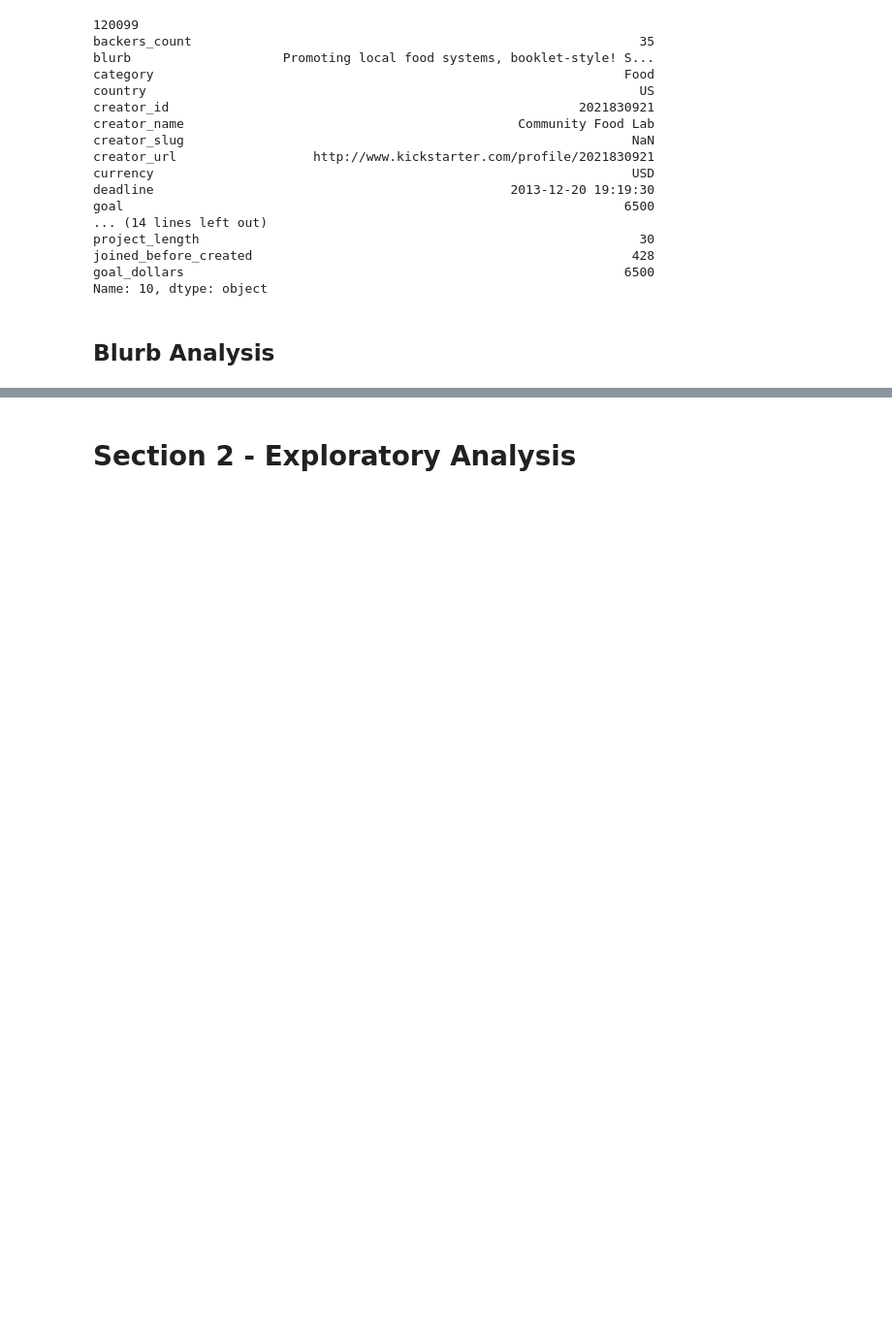
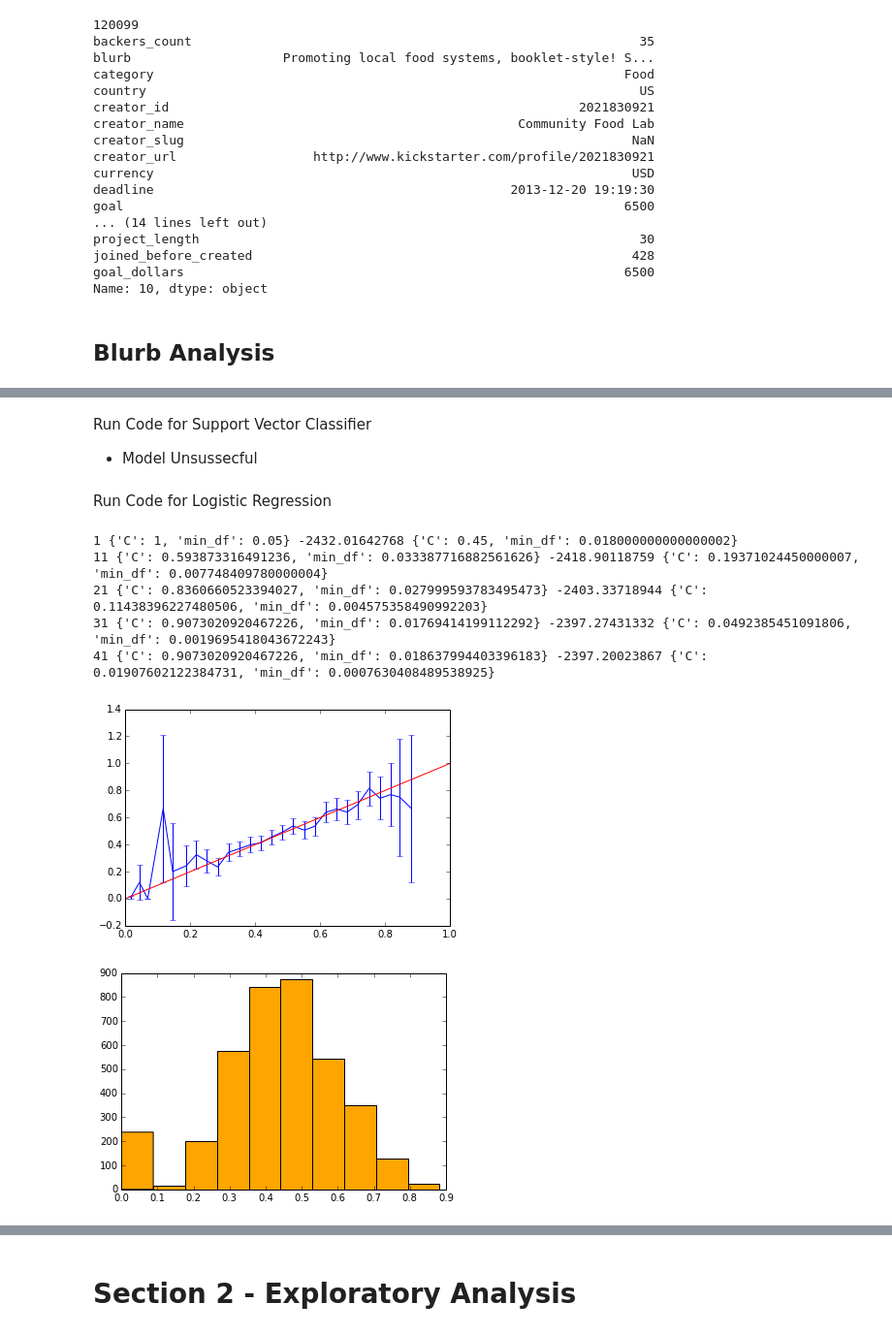
Before and after one commit to johnsturm/cs109, a Jupyter notebook: Process Book.ipynb, the cells around one changed output, grey strips where cells are left out. Shown at 97% size. Drawn from its saved outputs; the diff is of its cells as text; code cells hidden in the pictures; blank space fills up the shorter version.

```diff
--- a/Process Book.ipynb
+++ b/Process Book.ipynb
@@ -1529,0 +1121,30 @@ dtypes: float64(3), int64(5), object(15)
+# %% [markdown]
+Run Code for Support Vector Classifier
+ - Model Unsussecful
+# %%
+vectorizer = CountVectorizer(min_df = best_params['min_df'])
+clf = sksvm.SVC(probability=True)
+
+vectorizer.fit(x)
+xtrain_v = vectorizer.transform(xtrain)
+xtest_v = vectorizer.transform(xtest)
+
+clf.fit(xtrain_v, ytrain)
+
+score = clf.score(xtest_v, ytest)
+calibration_plot(clf, xtest_v, ytest)
+# %% [markdown]
+Run Code for Logistic Regression
+# %%
+best_params, score = random_optimization(log_classifier, {'min_df': .05, 'C':1}, {'min_df': .02, 'C':.5}, xtrain, ytrain)
+all_data_vectorizer = CountVectorizer(min_df = best_params['min_df'])
+all_data_clf = sklm.LogisticRegression(C = best_params['C'])
+all_vec, all_clf = train_score_display(all_data_vectorizer, all_data_clf, x, xtrain, ytrain, xtest, ytest)
+# %% [output]
+1 {'C': 1, 'min_df': 0.05} -2432.01642768 {'C': 0.45, 'min_df': 0.018000000000000002}
+11 {'C': 0.593873316491236, 'min_df': 0.033387716882561626} -2418.90118759 {'C': 0.19371024450000007, 'min_df': 0.007748409780000004}
+21 {'C': 0.8360660523394027, 'min_df': 0.027999593783495473} -2403.33718944 {'C': 0.11438396227480506, 'min_df': 0.004575358490992203}
+31 {'C': 0.9073020920467226, 'min_df': 0.01769414199112292} -2397.27431332 {'C': 0.0492385451091806, 'min_df': 0.0019695418043672243}
+41 {'C': 0.9073020920467226, 'min_df': 0.018637994403396183} -2397.20023867 {'C': 0.01907602122384731, 'min_df': 0.0007630408489538925}
+[figure, added]
+[figure, added]
```
Also changed, not shown: parts of 74 cells of this notebook.
